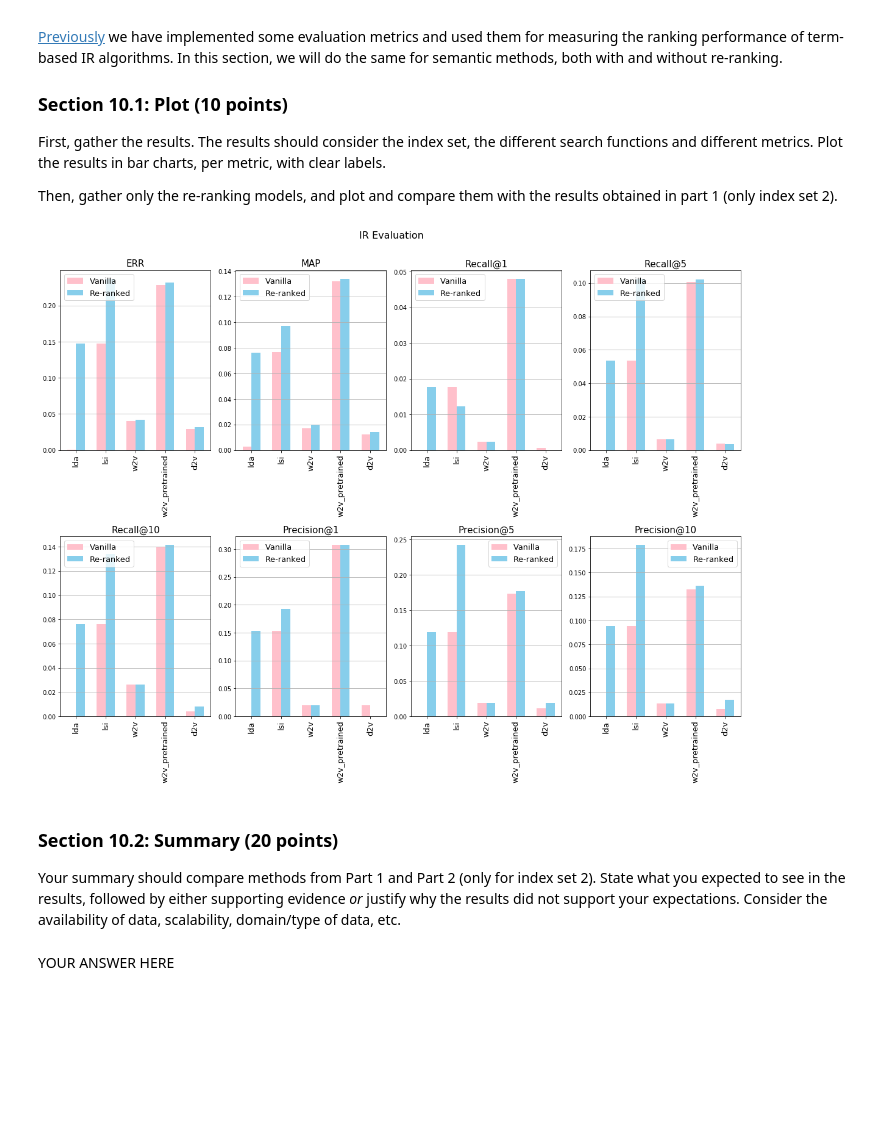
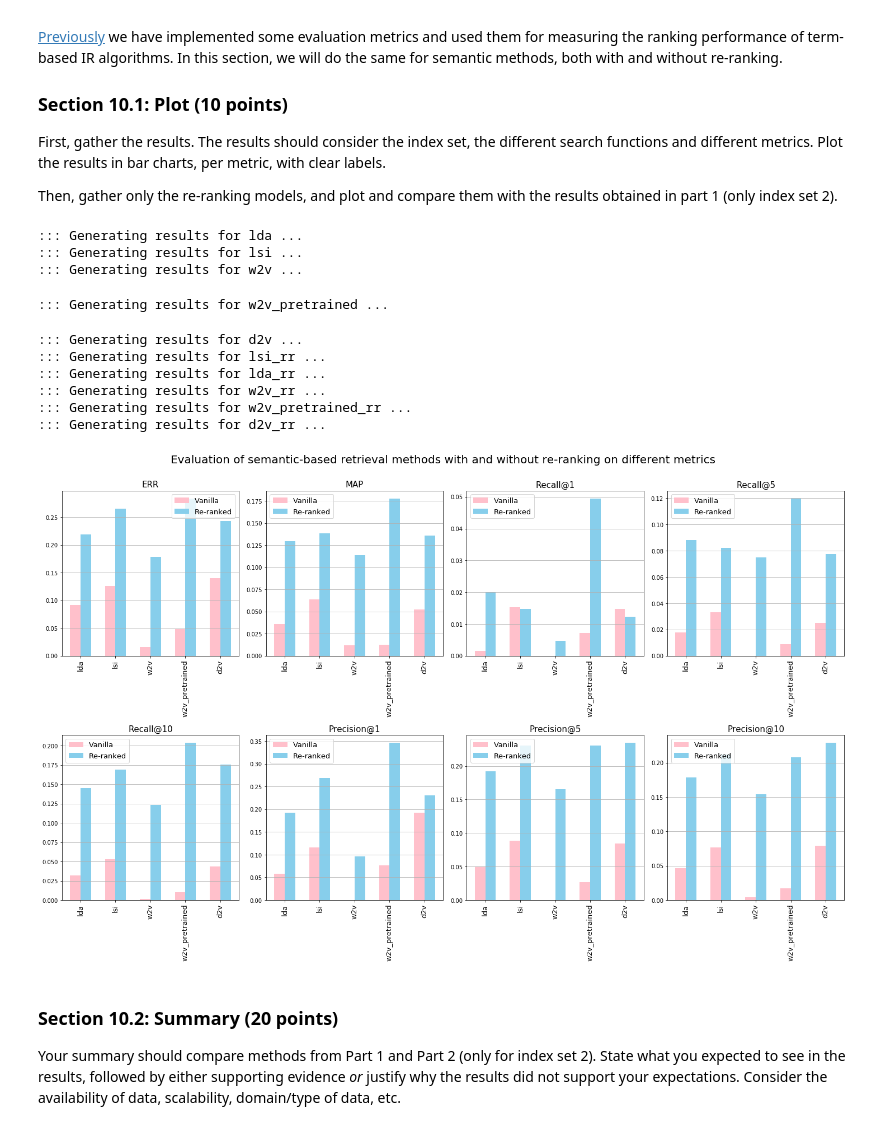
Before and after one commit to bpiyush/IR1Labs, a Jupyter notebook: lab1/hw1-dev-piyush.ipynb, the cells around one changed output. Saved outputs shown, nothing was run; the diff lists cells and outputs as text; code cells hidden in the pictures; blank space fills up the shorter version.

```diff
--- a/lab1/hw1-dev-piyush.ipynb
+++ b/lab1/hw1-dev-piyush.ipynb
@@ -2082,7 +2154,7 @@ class W2VRetrievalModel(VectorSpaceRetrievalModel):
         Trains the W2V model
         """
         # YOUR CODE HERE
-        self.model = Word2Vec(sentences=self.sentences, size=self.size, min_count=1)
+        self.model = Word2Vec(sentences=self.documents, size=self.size, min_count=self.min_count)
 
     def vectorize_documents(self):
         """
@@ -2092,7 +2164,8 @@ class W2VRetrievalModel(VectorSpaceRetrievalModel):
 
         from collections import defaultdict
 
-        document_vectors = defaultdict(lambda: np.zeros(self.size))
+        # document_vectors = defaultdict(lambda: np.zeros(self.size))
+        document_vectors = {doc_id: np.zeros(self.size) for doc_id in self.doc_ids}
         for i in range(len(self.doc_ids)):
             doc_id = self.doc_ids[i]
             sentence = self.sentences[i]
@@ -2295,7 +2336,12 @@ class D2VRetrievalModel(VectorSpaceRetrievalModel):
 
     def train_model(self):
         # YOUR CODE HERE
-        self.model = Doc2Vec(self.tagged_documents, vector_size=self.vector_size, min_count=self.min_count)
+        self.model = Doc2Vec(
+            self.tagged_documents,
+            vector_size=self.vector_size,
+            min_count=self.min_count,
+            epochs=self.epochs,
+        )
 
     def vectorize_documents(self):
         """
@@ -2440,18 +2486,15 @@ class DenseRerankingModel:
         # YOUR CODE HERE
 
         # get top K ranked documents
-        top_K = self.ret(query=query, index_set=2)
+        top_K = self.ret(query=query, index_set=2)[:K]
 
         # re-rank them using VSRM
 
         ## get query vector
         query_vector = self.vsrm.vectorize_query(query)
 
-        ## get document vectors
-        top_K_doc_vectors = [(doc_id, self.vectorized_documents[doc_id]) for (doc_id, _) in top_K]
-
         ## compute similarity scores
-        scores = [(doc_id, self.similarity_fn(query_vector, doc_vector)) for (doc_id, doc_vector) in top_K_doc_vectors]
+        scores = [(doc_id, self.similarity_fn(query_vector, self.vectorized_documents[doc_id])) for (doc_id, _) in top_K]
 
         ## sort based on new similarity scores
         scores = sorted(scores, key=lambda x: x[1], reverse=True)
@@ -2538,53 +2575,68 @@ for method_name, method_fn in list_of_sem_search_fns:
 # %%
+# YOUR CODE HERE
+
+# generating results
+results = dict()
+for method_name, method_fn in list_of_sem_search_fns:
+    print(f"::: Generating results for {method_name} ...")
+    results[method_name] = evaluate_search_fn(method_fn, list_of_metrics, index_set=None)
+
+write_json(results, "./results/semantics_based_retrieval_results_index_2.json")
+
+# plotting results
 nrows, ncols = 2, len(list_of_metrics) // 2
-fig, axes = plt.subplots(nrows, ncols, figsize=(4 * len(list_of_metrics) // 2, 4 * 2 + 4), constrained_layout=True)
+fig, axes = plt.subplots(nrows, ncols, figsize=(5 * len(list_of_metrics) // 2, 4 * 2 + 4), constrained_layout=True)
 
 for i in range(nrows):
     for j in range(ncols):
         idx = i * ncols + j
         ax = axes[i][j]
 
         metric = list_of_metrics[idx][0]
         ax.set_title(metric, fontsize=15)
         # ax.set_ylim((0, 0.4))
         ax.grid(axis="y")
 
         methods_names = list(results.keys())
         x = np.arange(len(methods_names))
         width = 0.3
 
-        # methods_values_1 = [results_1[method][metric] for method in results_1]
-        # methods_values_2 = [results_2[method][metric] for method in results_2]
         methods_values = [results[method][metric] for method in results]
 
         methods_names = [method for method in results if not method.endswith("_rr")]
         x = np.arange(len(methods_names))
         methods_values_1 = [results[method][metric] for method in results if not method.endswith("_rr")]
         methods_values_2 = [results[method][metric] for method in results if method.endswith("_rr")]
-
-
-        # ax.bar(x=x, height=methods_values_1, width=width, label="Index set: 1")
-        # ax.bar(x=x + width, height=methods_values_2, width=width, label="Index set: 2")
-
-        # color = ["skyblue" if method_name.endswith("_rr") else "pink" for method_name in methods_names]
-        # ax.bar(x=x, height=methods_values, width=width, color=color)
 
         ax.bar(x=x, height=methods_values_1, width=width, label="Vanilla", color="pink")
         ax.bar(x=x + width, height=methods_values_2, width=width, label="Re-ranked", color="skyblue")
 
         ax.set_xticks(x + width / 2)
         # ax.set_xticks(x)
         ax.set_xticklabels(methods_names, fontsize=13, rotation=90)
 
         ax.legend(fontsize=13)
 
-plt.suptitle("IR Evaluation", fontsize=16, y=1.05)
+plt.suptitle(
+    "Evaluation of semantic-based retrieval methods with and without re-ranking on different metrics",
+    fontsize=20,
+    y=1.05,
+)
+plt.savefig("./results/semantics_based_retrieval_v1.pdf", bbox_inches="tight")
 plt.show()
 # %% [output]
+::: Generating results for lda ...
+::: Generating results for lsi ...
+::: Generating results for w2v ...
+::: Generating results for w2v_pretrained ...
+::: Generating results for d2v ...
+::: Generating results for lsi_rr ...
+::: Generating results for lda_rr ...
+::: Generating results for w2v_rr ...
+::: Generating results for w2v_pretrained_rr ...
+::: Generating results for d2v_rr ...
-[figure, old version]
+[figure, new version]
 # %% [markdown]
 ### Section 10.2: Summary (20 points)
 
 Your summary should compare methods from Part 1 and Part 2 (only for index set 2). State what you expected to see in the results, followed by either supporting evidence *or* justify why the results did not support your expectations. Consider the availability of data, scalability, domain/type of data, etc.
-# %% [markdown]
-YOUR ANSWER HERE
```
Also changed, not shown: parts of 22 cells of this notebook, 1 other file.
